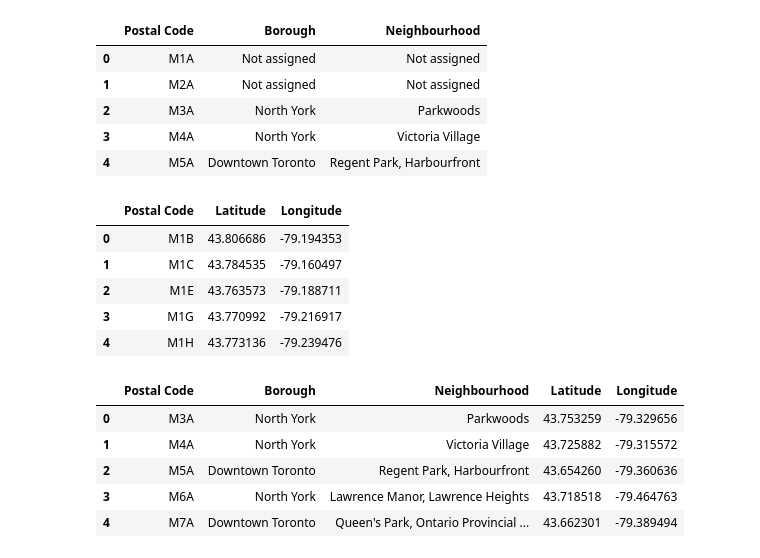
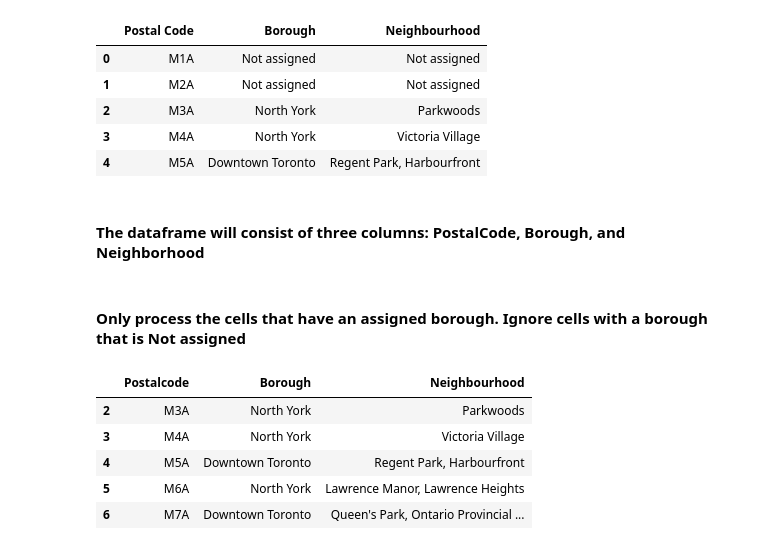
Before and after one commit to sfarivar/Segmenting-Clustering-Neighborhoods-Toronto, a Jupyter notebook: Segmenting and Clustering Neighborhoods in Toronto.ipynb, the cells around one changed output. Drawn from its saved outputs; the diff is of its cells as text; code cells hidden in the pictures.

```diff
--- a/Segmenting and Clustering Neighborhoods in Toronto.ipynb
+++ b/Segmenting and Clustering Neighborhoods in Toronto.ipynb
@@ -31,25 +31,5 @@ toronto_data.head()
 | 2 | M3A | North York | Parkwoods |
 | 3 | M4A | North York | Victoria Village |
 | 4 | M5A | Downtown Toronto | Regent Park, Harbourfront |
-# %%
-geo_data = pd.read_csv("http://cocl.us/Geospatial_data")
-
-geo_data.head()
-# %% [output]
-|  | Postal Code | Latitude | Longitude |
-| 0 | M1B | 43.806686 | -79.194353 |
-| 1 | M1C | 43.784535 | -79.160497 |
-| 2 | M1E | 43.763573 | -79.188711 |
-| 3 | M1G | 43.770992 | -79.216917 |
-| 4 | M1H | 43.773136 | -79.239476 |
-# %%
-toronto_geo_data = pd.merge(toronto_data, geo_data, on='Postal Code')
-
-toronto_geo_data.head()
-# %% [output]
-|  | Postal Code | Borough | Neighbourhood | Latitude | Longitude |
-| 0 | M3A | North York | Parkwoods | 43.753259 | -79.329656 |
-| 1 | M4A | North York | Victoria Village | 43.725882 | -79.315572 |
-| 2 | M5A | Downtown Toronto | Regent Park, Harbourfront | 43.654260 | -79.360636 |
-| 3 | M6A | North York | Lawrence Manor, Lawrence Heights | 43.718518 | -79.464763 |
-| 4 | M7A | Downtown Toronto | Queen's Park, Ontario Provincial ... | 43.662301 | -79.389494 |
+# %% [markdown]
+#### The dataframe will consist of three columns: PostalCode, Borough, and Neighborhood
@@ -55,0 +38,12 @@ toronto_geo_data.head()
+# %% [markdown]
+#### Only process the cells that have an assigned borough. Ignore cells with a borough that is Not assigned
+# %%
+toronto_data = toronto_data[toronto_data.Borough != 'Not assigned']
+toronto_data.head()
+# %% [output]
+|  | Postalcode | Borough | Neighbourhood |
+| 2 | M3A | North York | Parkwoods |
+| 3 | M4A | North York | Victoria Village |
+| 4 | M5A | Downtown Toronto | Regent Park, Harbourfront |
+| 5 | M6A | North York | Lawrence Manor, Lawrence Heights |
+| 6 | M7A | Downtown Toronto | Queen's Park, Ontario Provincial ... |
```
Also changed, not shown: parts of 6 cells of this notebook.
